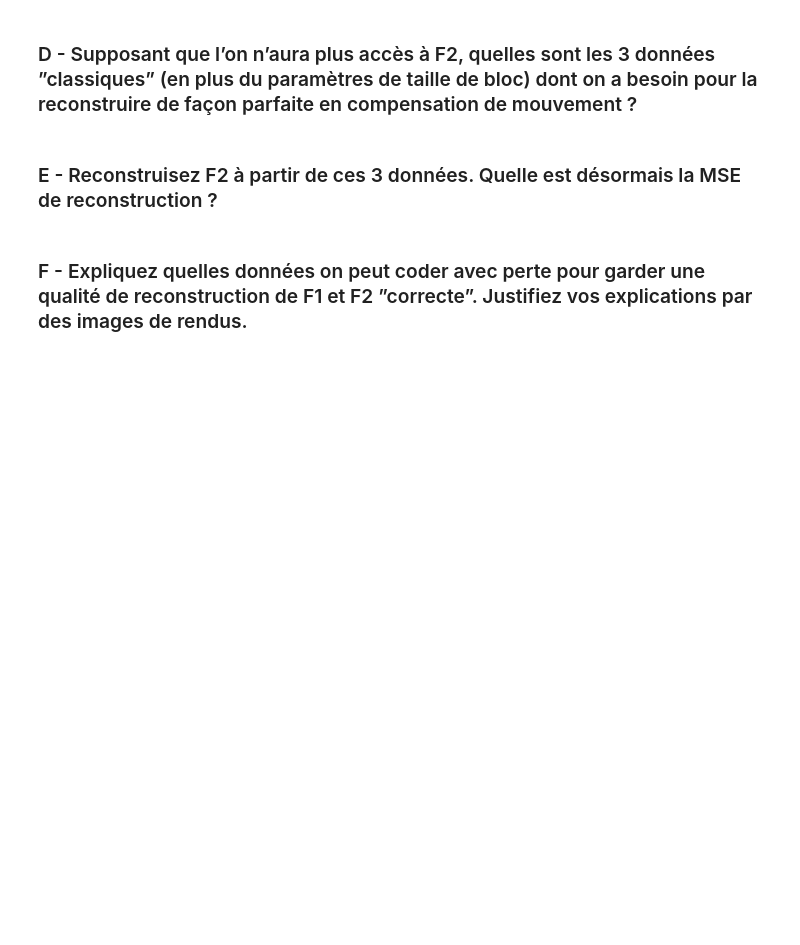
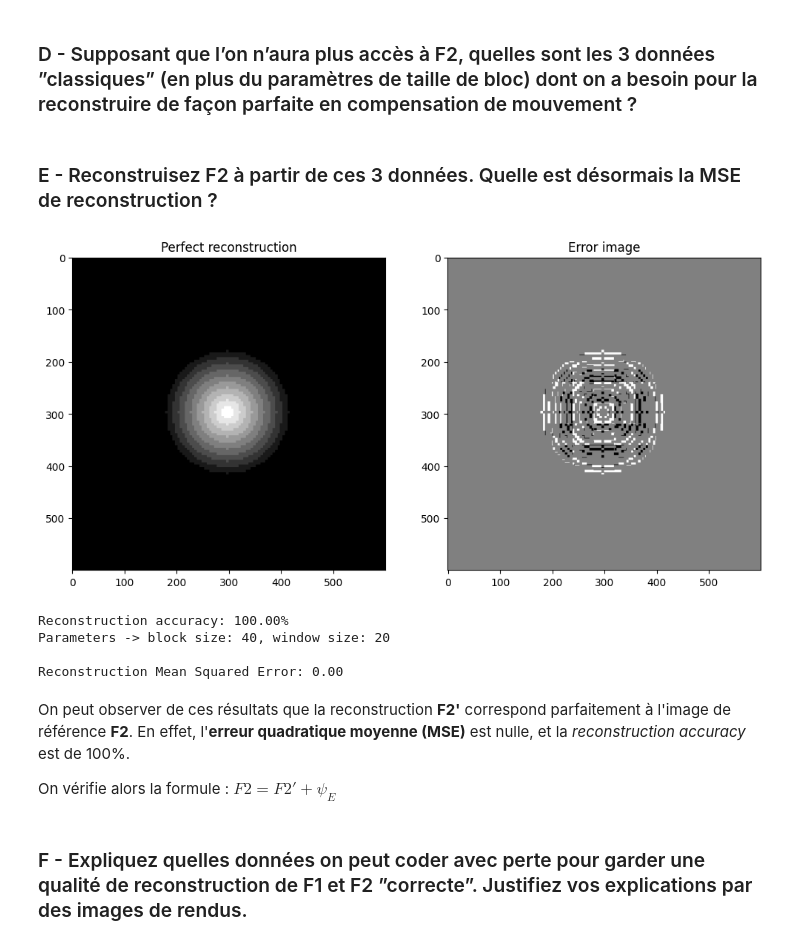
Before and after one commit to sinansoulier/VideoProcessing, a Jupyter notebook: TP2/motion_compensation.ipynb, the cells around one changed output. Cells and saved outputs as stored; diff of their text form; code cells hidden in the pictures; blank space fills up the shorter version.

```diff
--- a/TP2/motion_compensation.ipynb
+++ b/TP2/motion_compensation.ipynb
@@ -271,22 +270,21 @@ Cependant, il est important de souligner que la taille des blocs et la taille de
 NEW_BLOCK_SIZE = 5
 NEW_WINDOW_SIZE = 25
 
-v_x, v_y, moving_blocks_x, moving_blocks_y = BMA(pic2, pic1, block_size=NEW_BLOCK_SIZE, window_size=NEW_WINDOW_SIZE)
+new_v_x, new_v_y, new_moving_blocks_x, new_moving_blocks_y = BMA(pic2, pic1, block_size=NEW_BLOCK_SIZE, window_size=NEW_WINDOW_SIZE)
 
 # Reconstruct the frame
-pic2_reconstructed = reconstruct_frame(pic1, pic2, NEW_BLOCK_SIZE, v_x, v_y, moving_blocks_x, moving_blocks_y)
+new_pic2_reconstructed = reconstruct_frame(pic1, NEW_BLOCK_SIZE, new_v_x, new_v_y, new_moving_blocks_x, new_moving_blocks_y)
 # Compute the error image
-error_image = np.abs(pic2 - pic2_reconstructed)
+new_error_image = np.abs(pic2 - new_pic2_reconstructed)
 
 # Display the reconstructed frame
-display_images(images=np.array([pic1, pic2, pic2_reconstructed, error_image]),
+display_images(images=np.array([pic1, pic2, new_pic2_reconstructed, new_error_image]),
                titles=['First frame', 'Second frame', 'Second frame reconstructed', 'Error image'])
 
 # Percentage of pixels that are the same in both frames
-print(f'Reconstruction accuracy: {np.sum(np.abs(pic2 - pic2_reconstructed) < 1e-6) / (pic2.shape[0] ** 2) * 100:.2f}%')
+print(f'Reconstruction accuracy: {np.sum(np.abs(pic2 - new_pic2_reconstructed) < 1e-6) / (pic2.shape[0] ** 2) * 100:.2f}%')
 print(f'Parameters -> block size: {NEW_BLOCK_SIZE}, window size: {NEW_WINDOW_SIZE}\n')
-
-print(f'Reconstruction Mean Squared Error: {np.sum(np.square(pic2 - pic2_reconstructed)) / (pic2.shape[0] ** 2):.2f}')
+print(f'Reconstruction Mean Squared Error: {np.sum(np.square(pic2 - new_pic2_reconstructed)) / (pic2.shape[0] ** 2):.2f}')
 # %% [output]
 [figure]
 Reconstruction accuracy: 100.00%
@@ -299,6 +297,26 @@ Reconstruction Mean Squared Error: 0.00
 ### D - Supposant que l’on n’aura plus accès à F2, quelles sont les 3 données ”classiques” (en plus du paramètres de taille de bloc) dont on a besoin pour la reconstruire de façon parfaite en compensation de mouvement ?
 # %% [markdown]
 ### E - Reconstruisez F2 à partir de ces 3 données. Quelle est désormais la MSE de reconstruction ?
+# %%
+perfect_reconstruction = pic2_reconstructed + error_image
+
+# Display the reconstructed frame
+display_images(images=np.array([perfect_reconstruction, error_image]), titles=['Perfect reconstruction', 'Error image'])
+
+# Percentage of pixels that are the same in both frames
+print(f'Reconstruction accuracy: {np.sum(np.abs(pic2 - perfect_reconstruction) < 1e-6) / (pic2.shape[0] ** 2) * 100:.2f}%')
+print(f'Parameters -> block size: {BLOCK_SIZE}, window size: {WINDOW_SIZE}\n')
+print(f'Reconstruction Mean Squared Error: {np.sum(np.square(pic2 - perfect_reconstruction)) / (pic2.shape[0] ** 2):.2f}')
+# %% [output]
+[figure, added]
+Reconstruction accuracy: 100.00%
+Parameters -> block size: 40, window size: 20
+
+Reconstruction Mean Squared Error: 0.00
+# %% [markdown]
+On peut observer de ces résultats que la reconstruction **F2'** correspond parfaitement à l'image de référence **F2**. En effet, l'**erreur quadratique moyenne (MSE)** est nulle, et la <i>reconstruction accuracy</i> est de 100%.
+
+On vérifie alors la formule : $F2 = F2' + \psi_E$
 # %% [markdown]
 ### F - Expliquez quelles données on peut coder avec perte pour garder une qualité de reconstruction de F1 et F2 ”correcte”. Justifiez vos explications par des images de rendus.
 # %% [markdown]
```
Also changed, not shown: parts of 2 cells of this notebook.
